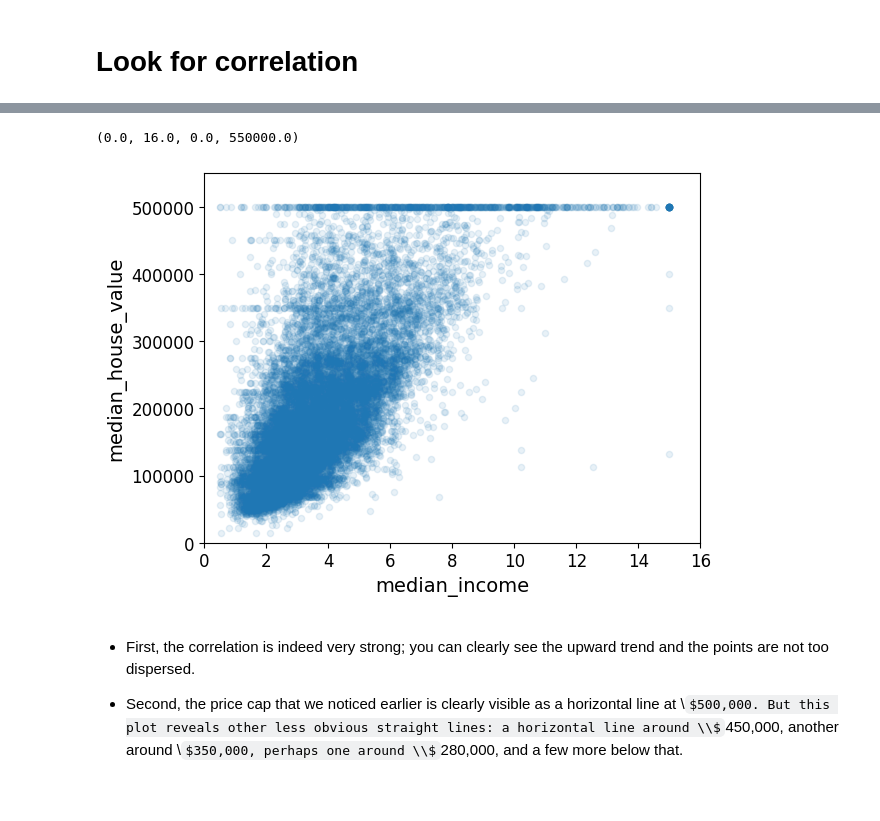
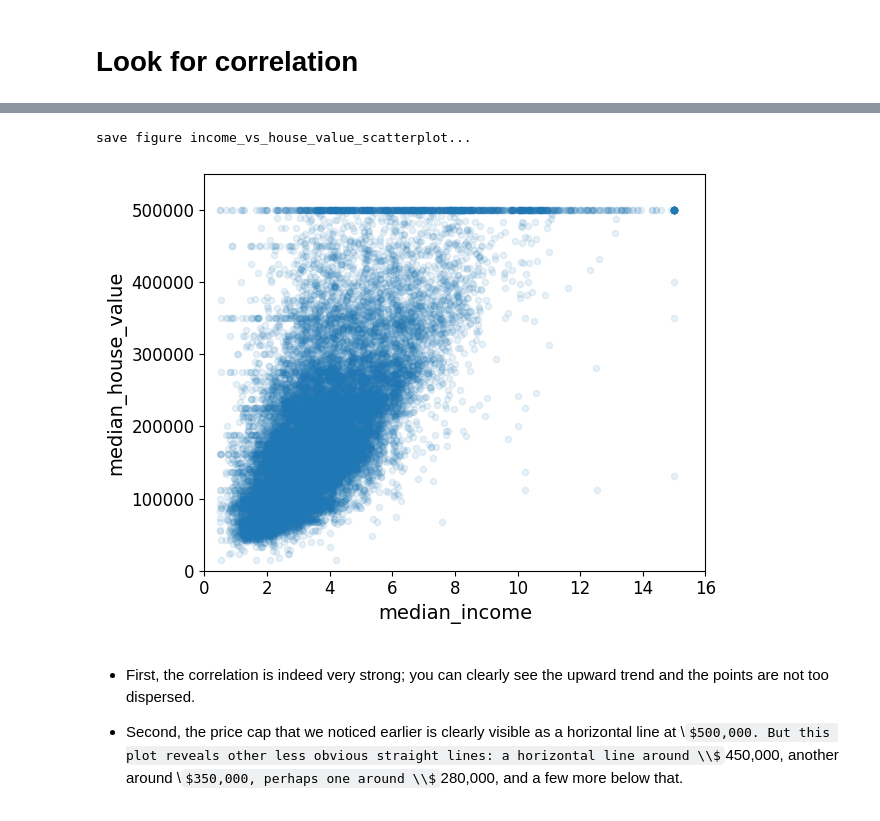
Before and after one commit to FantasySilence/FintechStudy, a Jupyter notebook: lecture/ML_Lecture_02.ipynb, the cells around one changed output, grey strips where cells are left out. Drawn from its saved outputs; the diff is of its cells as text; code cells hidden in the pictures; some formulas as TeX source.

```diff
--- a/lecture/ML_Lecture_02.ipynb
+++ b/lecture/ML_Lecture_02.ipynb
@@ -36,9 +36,10 @@ import sys
 
 path = os.path.dirname(os.getcwd())
 sys.path.append(path)
+fig_folder = "ML_Lecture_02"
 
 from common.filesio import FilesIO
-from common.figsio import save_fig
+from common.figsio import FiguresIO
 # %% [markdown]
 # Setup
 # %% [markdown]
@@ -328,11 +329,11 @@ plt.legend()
 # %%
 # Download the California image
 import urllib
-images_path = r"C:\Users\NUC\Desktop\Fintech\figures"
 DOWNLOAD_ROOT = "https://raw.githubusercontent.com/ageron/handson-ml2/master/"
 filename = "california.png"
+images_path = FiguresIO.loadFigurePath("%s/%s" % (fig_folder, filename))
 print("Downloading", filename)
 url = DOWNLOAD_ROOT + "images/end_to_end_project/" + filename
-urllib.request.urlretrieve(url, os.path.join(images_path, filename))
+urllib.request.urlretrieve(url, images_path)
 # %% [output]
 Downloading california.png
@@ -344,14 +345,15 @@ import warnings
 warnings.filterwarnings("ignore")
 
 import matplotlib.image as mpimg
-images_path = r"D:\GitsProject\FintechStudy\figures"
 filename = "california.png"
-california_img=mpimg.imread(os.path.join(images_path, filename))
-ax = housing.plot(kind="scatter", x="longitude", y="latitude", figsize=(10,7),
-                       s=housing['population']/100, label="Population",
-                       c="median_house_value", cmap=plt.get_cmap("jet"),
-                       colorbar=False, alpha=0.4,
-                      )
+images_path = FiguresIO.loadFigurePath("%s/%s" % (fig_folder, filename))
+california_img=mpimg.imread(images_path)
+ax = housing.plot(
+    kind="scatter", x="longitude", y="latitude", figsize=(10,7),
+    s=housing['population']/100, label="Population",
+    c="median_house_value", cmap=plt.get_cmap("jet"),
+    colorbar=False, alpha=0.4,
+)
 plt.imshow(california_img, extent=[-124.55, -113.80, 32.45, 42.05], alpha=0.5,
            cmap=plt.get_cmap("jet"))
 plt.ylabel("Latitude", fontsize=14)
@@ -364,6 +366,6 @@ cbar.ax.set_yticklabels(["$%dk"%(round(v/1000)) for v in tick_values], fontsize=
 cbar.set_label('Median House Value', fontsize=16)
 
 plt.legend(fontsize=16)
-# save_fig("california_housing_prices_plot")
+FiguresIO.saveFigures("california_housing_prices_plot", fig_folder)
 plt.show()
 # %% [output]
@@ -415,11 +402,11 @@ array([[<AxesSubplot:xlabel='median_house_value', ylabel='median_house_value'>,
 # %%
 housing.plot(kind="scatter", x="median_income", y="median_house_value",
              alpha=0.1)
 plt.axis([0, 16, 0, 550000])
-# save_fig("income_vs_house_value_scatterplot")
+FiguresIO.saveFigures("income_vs_house_value_scatterplot", fig_folder)
 # %% [output]
-(0.0, 16.0, 0.0, 550000.0)
+save figure income_vs_house_value_scatterplot...
-[figure, old version]
+[figure, new version]
 # %% [markdown]
 * First, the correlation is indeed very strong; you can clearly see the upward trend and the points are not too dispersed.
 
```
Also changed, not shown: parts of 11 cells of this notebook, 3 other files.
